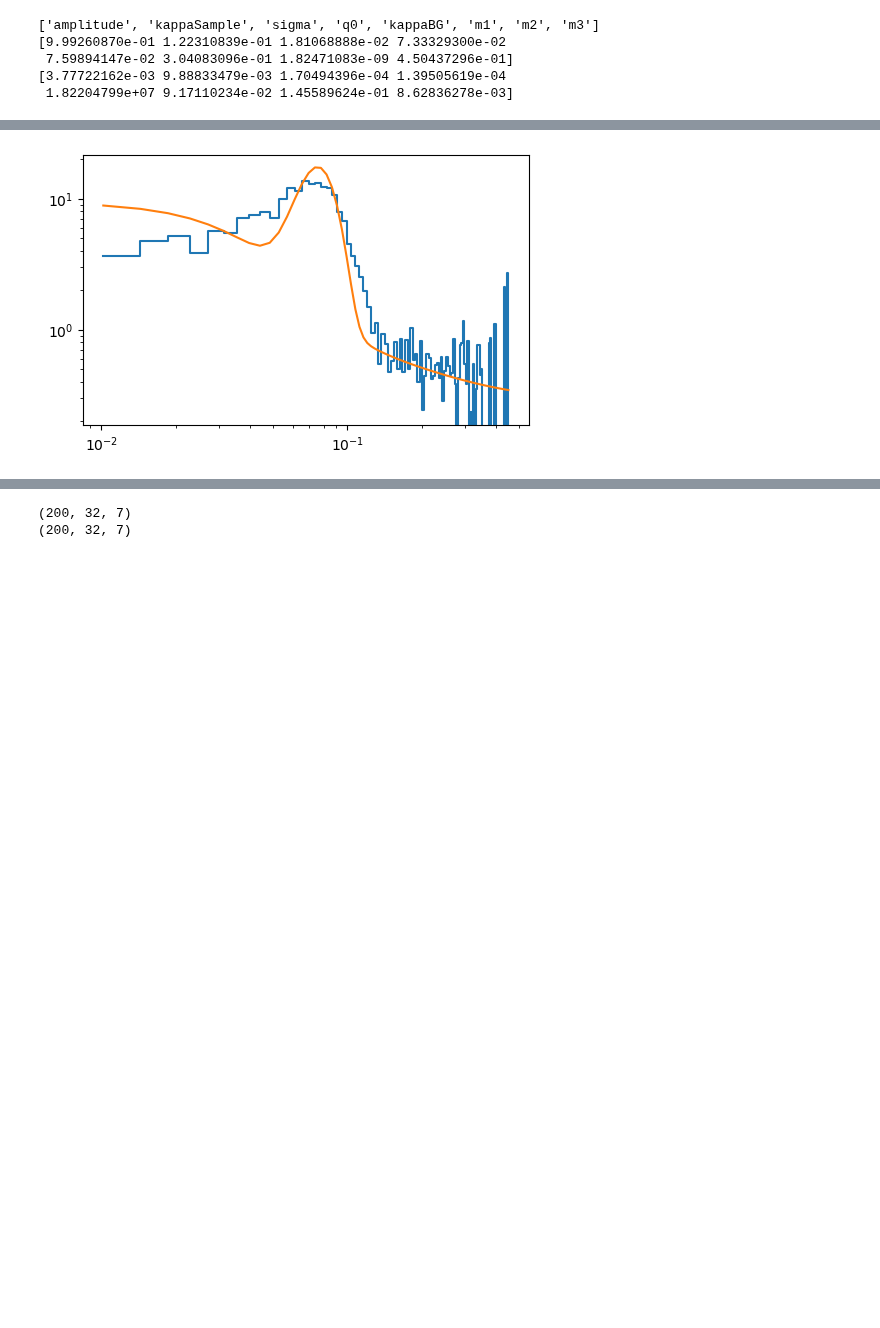
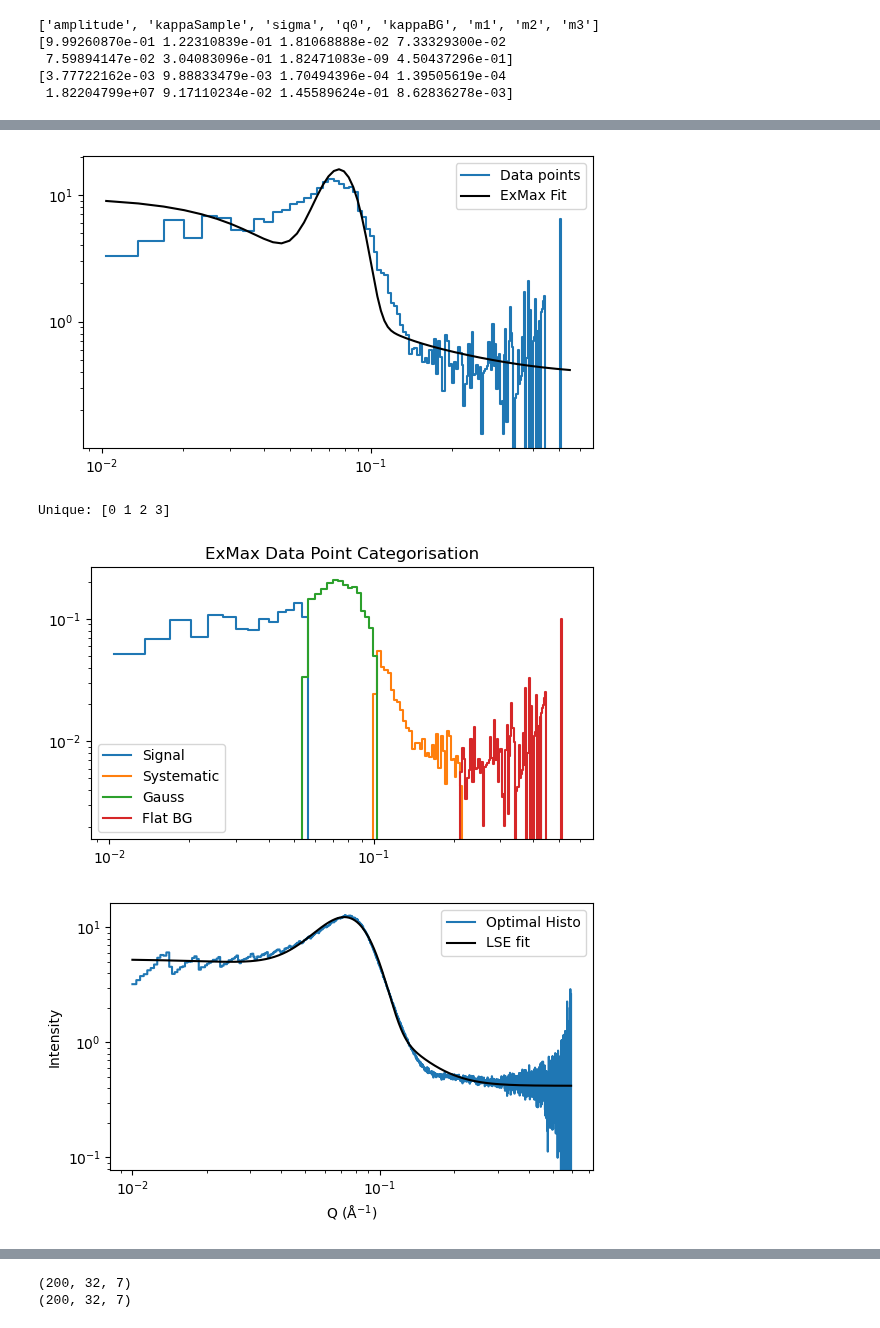
Before and after one commit to localoptimum/emtk, a Jupyter notebook: sans2d-testing.ipynb, the cells around one changed output, grey strips where cells are left out. Cells and saved outputs as stored; diff of their text form; code cells hidden in the pictures; blank space fills up the shorter version.

Commit message:
First tests of expectation maximisation code.

```diff
--- a/sans2d-testing.ipynb
+++ b/sans2d-testing.ipynb
@@ -289,7 +293,7 @@ Least squares model function defined.
 [3.77722162e-03 9.88833479e-03 1.70494396e-04 1.39505619e-04
  1.82204799e+07 9.17110234e-02 1.45589624e-01 8.62836278e-03]
 # %%
-cpo = ema1.subsample(4000)
+cpo = ema1.subsample(8000)
 cpo.plot_histogram()
 cpo.plot_kde([0.1,20])
 # %% [output]
@@ -791,6 +861,64 @@ def pmf(xx, theta, cat, weights):
 
     return(result)
 # %%
+def optimal_n_bins(data) -> int:
+    # Protect against calling when there are no data points
+    if data is None:
+        raise ValueError(
+            f"attempt to find optimal number of data points with no data defined."
+            )
+
+    n_events = len(data)
+    xmin = np.amin(data)
+    xmax = np.amax(data)
+
+    # Apply the Freedman-Diaconis calculation
+    # First calculate the interquartile range of the data
+    iqr = np.subtract(*np.percentile(data, [75, 25]))
+
+    # If all the data points are equal (or maybe there is only one data point)
+     # then the IQR is zero and that makes no sense for anything that comes after
+    if iqr == 0.0:
+        print("WARNING: interquartile range is zero.")
+        return 0
+
+    # If we get to this point it's probably OK, return the Freedman-Diaconis value
+    return int((xmax - xmin)*n_events**(1.0/3.0)/(2.0*iqr))
+
+
+def category_histos(data, weights, cats):
+    cat_vals = np.unique(cats)
+    print("Unique:", cat_vals)
+
+    catname=["Signal", "Systematic", "Gauss", "Flat BG"]
+
+    pmax = np.amax(data)
+    pmin = np.amin(data)
+    opt_n_bin = optimal_n_bins(data)
+    slic = (pmax - pmin)/(opt_n_bin+1)
+    hbins = np.arange(pmin, pmax, slic)
+
+    for cat in np.nditer(cat_vals):
+        msk = cats == cat
+        pts = data[msk]
+        wts = weights[msk]
+
+
+        hst = np.histogram(pts, bins=hbins, density=False, weights=wts)
+        xh = hst[1]
+        xh = xh[:-1]
+        yh = hst[0]
+
+        plt.step(xh, yh, where='post', label=catname[cat])
+    plt.legend()
+    plt.title('ExMax Data Point Categorisation')
+    plt.xscale('log')
+    plt.yscale('log')
+    plt.tight_layout()
+    plt.show()
+
+
+
 solution_theta = tuple(pars)
 
 yfit = pmf(cpo.histx, solution_theta, cats, cpo.weights)
@@ -799,8 +927,15 @@ ysum = np.sum(yfit)
 dsum = np.sum(cpo.histy)
 scale = dsum / ysum
 
-plt.step(cpo.histx, cpo.histy, where='post')
-plt.plot(cpo.histx, scale * yfit)
+plt.step(cpo.histx, cpo.histy, where='post', label='Data points')
+plt.plot(cpo.histx, scale * yfit, color='black', label='ExMax Fit')
 plt.yscale('log')
 plt.xscale('log')
+plt.legend()
+plt.tight_layout()
+plt.show()
+
+category_histos(cpo.data, cpo.weights, cats)
+
+ema1.plot_LSE_fit()
 # %% [output]
@@ -807 +951,4 @@ plt.xscale('log')
-[figure, old version]
+[figure, new version]
+Unique: [0 1 2 3]
+[figure, added]
+[figure, added]
```
Also changed, not shown: parts of 7 cells of this notebook.
